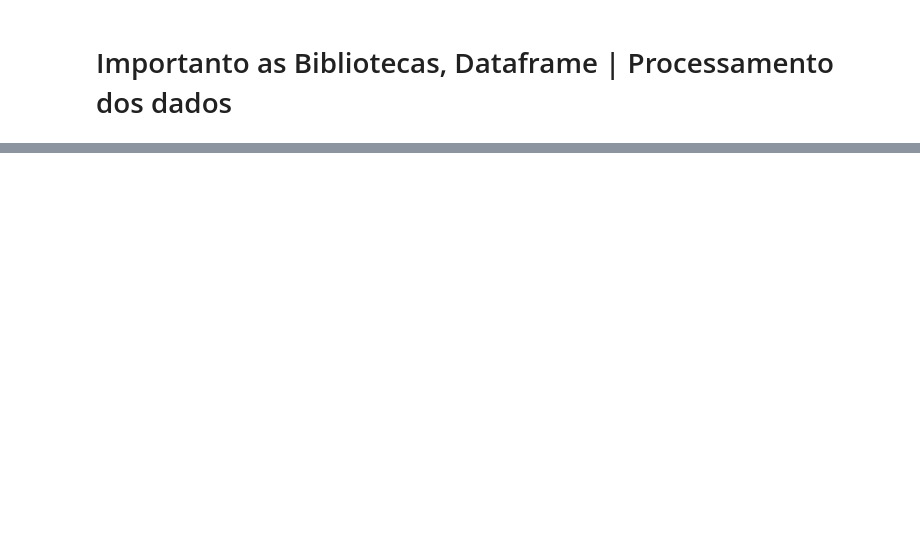
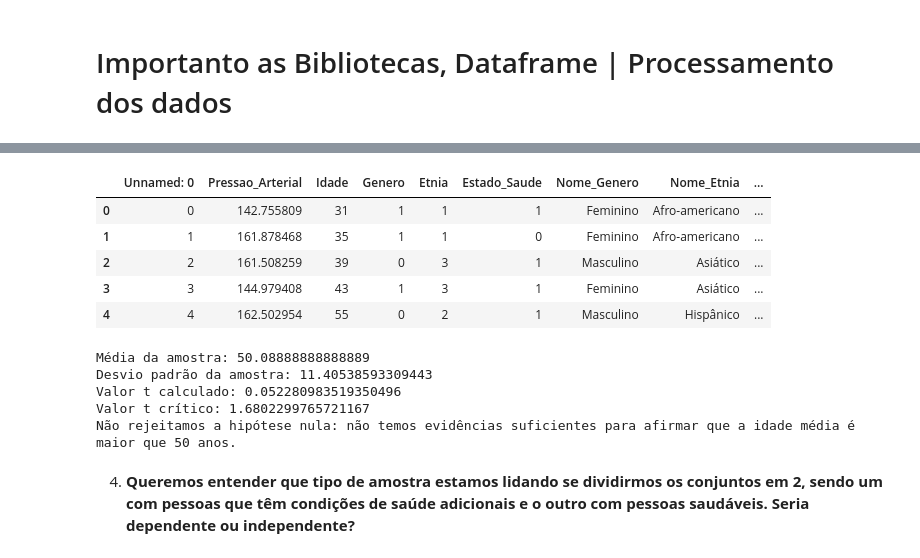
Before and after one commit to LeisaSousa/Teste, a Jupyter notebook: Desafio_individual_teste_hipoteses.ipynb, the cells around one changed output, grey strips where cells are left out. Cells and saved outputs as stored; diff of their text form; code cells hidden in the pictures; blank space fills up the shorter version.

```diff
--- a/Desafio_individual_teste_hipoteses.ipynb
+++ b/Desafio_individual_teste_hipoteses.ipynb
@@ -277,0 +93,53 @@ Suponha que para realizar essa análise voce tenha dados de 45 lojas em cidades
+# %%
+df = pd.read_csv('/content/bSUbICXvRgKh4cxgK8IL_pacientes.csv')
+df.head(5)
+# %% [output]
+|  | Unnamed: 0 | Pressao_Arterial | Idade | Genero | Etnia | Estado_Saude | Nome_Genero | Nome_Etnia | ... |
+| 0 | 0 | 142.755809 | 31 | 1 | 1 | 1 | Feminino | Afro-americano | ... |
+| 1 | 1 | 161.878468 | 35 | 1 | 1 | 0 | Feminino | Afro-americano | ... |
+| 2 | 2 | 161.508259 | 39 | 0 | 3 | 1 | Masculino | Asiático | ... |
+| 3 | 3 | 144.979408 | 43 | 1 | 3 | 1 | Feminino | Asiático | ... |
+| 4 | 4 | 162.502954 | 55 | 0 | 2 | 1 | Masculino | Hispânico | ... |
+# %%
+# Definir os índices da amostra
+indices = [909, 751, 402, 400, 726, 39, 184, 269, 255, 769, 209, 715, 677,
+           381, 793, 697, 89, 280, 232, 756, 358, 36, 439, 768, 967, 699,
+           473, 222, 89, 639, 883, 558, 757, 84, 907, 895, 217, 224, 311,
+           348, 146, 505, 273, 957, 362]
+
+# Entender a amostra de idades
+amostra_idades = df.loc[indices, 'Idade']
+
+# Calcular a média e o desvio padrão da amostra
+media_amostra = amostra_idades.mean()
+desvio_padrao_amostra = amostra_idades.std(ddof=1)  # ddof=1 para amostra
+n = len(amostra_idades)
+
+# Calcular a estatística t
+mu_0 = 50  # média sob a hipótese nula
+t_calculado = (media_amostra - mu_0) / (desvio_padrao_amostra / np.sqrt(n))
+
+# Calcular o valor crítico para um teste unilateral
+t_critico = stats.t.ppf(1 - 0.05, df=n-1)
+
+# Resultados
+print(f"Média da amostra: {media_amostra}")
+print(f"Desvio padrão da amostra: {desvio_padrao_amostra}")
+print(f"Valor t calculado: {t_calculado}")
+print(f"Valor t crítico: {t_critico}")
+
+# Final
+if t_calculado > t_critico:
+    print("Rejeitamos a hipótese nula: a idade média é maior que 50 anos.")
+else:
+    print("Não rejeitamos a hipótese nula: não temos evidências suficientes para afirmar que a idade média é maior que 50 anos.")
+# %% [output]
+Média da amostra: 50.08888888888889
+Desvio padrão da amostra: 11.40538593309443
+Valor t calculado: 0.052280983519350496
+Valor t crítico: 1.6802299765721167
+Não rejeitamos a hipótese nula: não temos evidências suficientes para afirmar que a idade média é maior que 50 anos.
+# %% [markdown]
+4. **Queremos entender que tipo de amostra estamos lidando se dividirmos
+os conjuntos em 2, sendo um com pessoas que têm condições de
+saúde adicionais e o outro com pessoas saudáveis. Seria dependente ou independente?**
```
Also changed, not shown: parts of 38 cells of this notebook.
